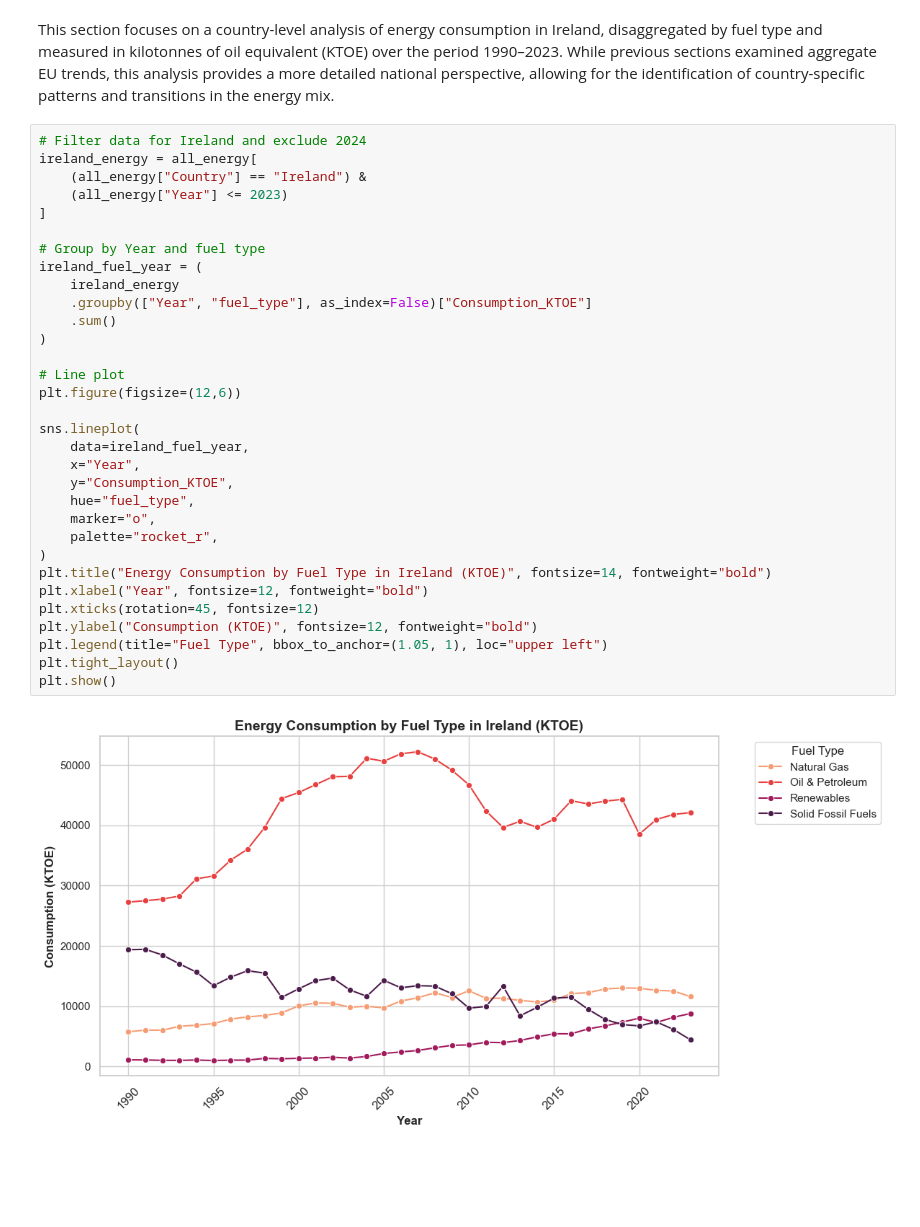
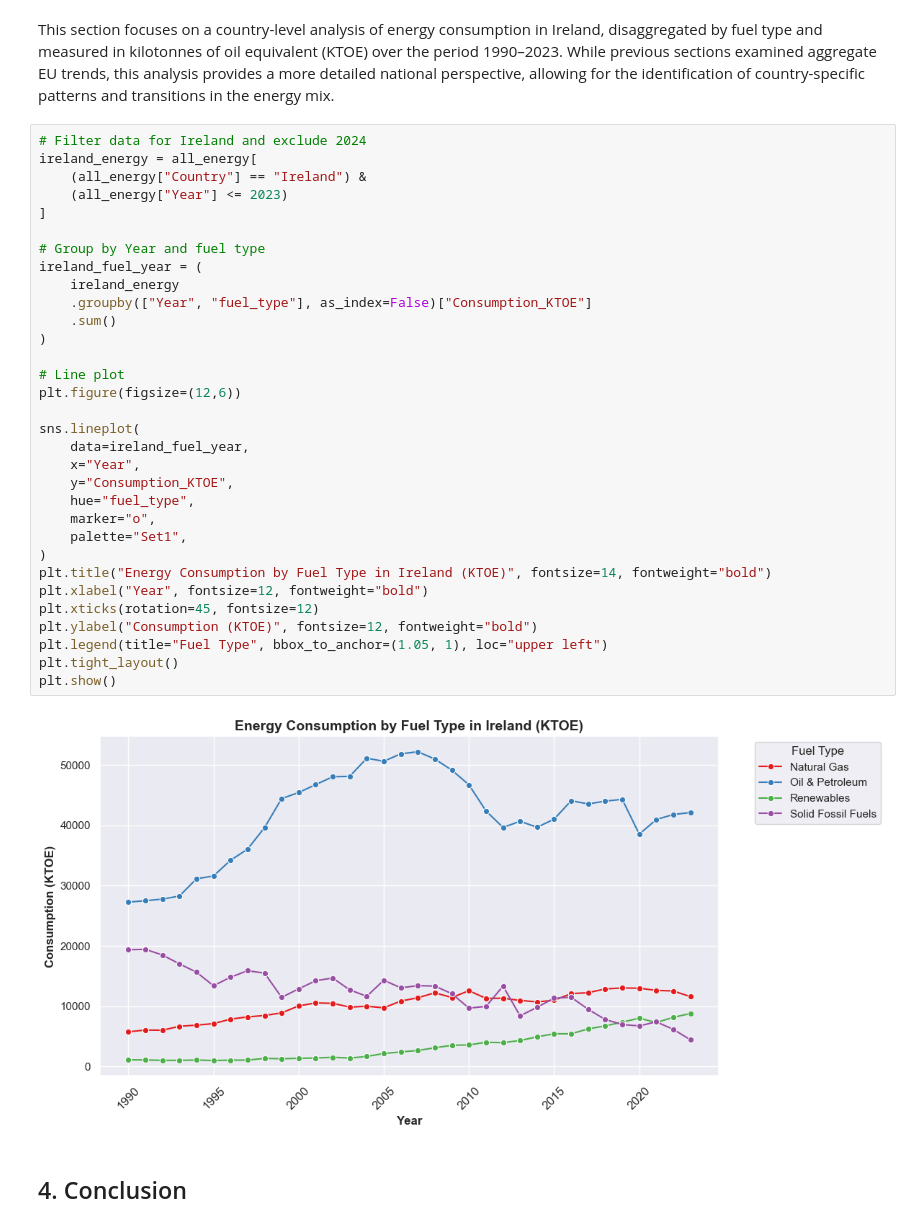
Before and after one commit to AnnaLozenko/PFDA_Project, a Jupyter notebook: eu_energy_sources_analysis.ipynb, the cells around one changed output. Cells and saved outputs as stored; diff of their text form; blank space fills up the shorter version.

```diff
--- a/eu_energy_sources_analysis.ipynb
+++ b/eu_energy_sources_analysis.ipynb
@@ -931,32 +921,34 @@ This section focuses on a country-level analysis of energy consumption in Irelan
 ireland_energy = all_energy[
     (all_energy["Country"] == "Ireland") &
     (all_energy["Year"] <= 2023)
 ]
 
 # Group by Year and fuel type
 ireland_fuel_year = (
     ireland_energy
     .groupby(["Year", "fuel_type"], as_index=False)["Consumption_KTOE"]
     .sum()
 )
 
 # Line plot
 plt.figure(figsize=(12,6))
 
 sns.lineplot(
     data=ireland_fuel_year,
     x="Year",
     y="Consumption_KTOE",
     hue="fuel_type",
     marker="o",
-    palette="rocket_r",
+    palette="Set1",
 )
 plt.title("Energy Consumption by Fuel Type in Ireland (KTOE)", fontsize=14, fontweight="bold")
 plt.xlabel("Year", fontsize=12, fontweight="bold")
 plt.xticks(rotation=45, fontsize=12)
 plt.ylabel("Consumption (KTOE)", fontsize=12, fontweight="bold")
 plt.legend(title="Fuel Type", bbox_to_anchor=(1.05, 1), loc="upper left")
 plt.tight_layout()
 plt.show()
 # %% [output]
-[figure, old version]
+[figure, new version]
+# %% [markdown]
+## 4. Conclusion
```
Also changed, not shown: parts of 20 cells of this notebook, 1 other file.
